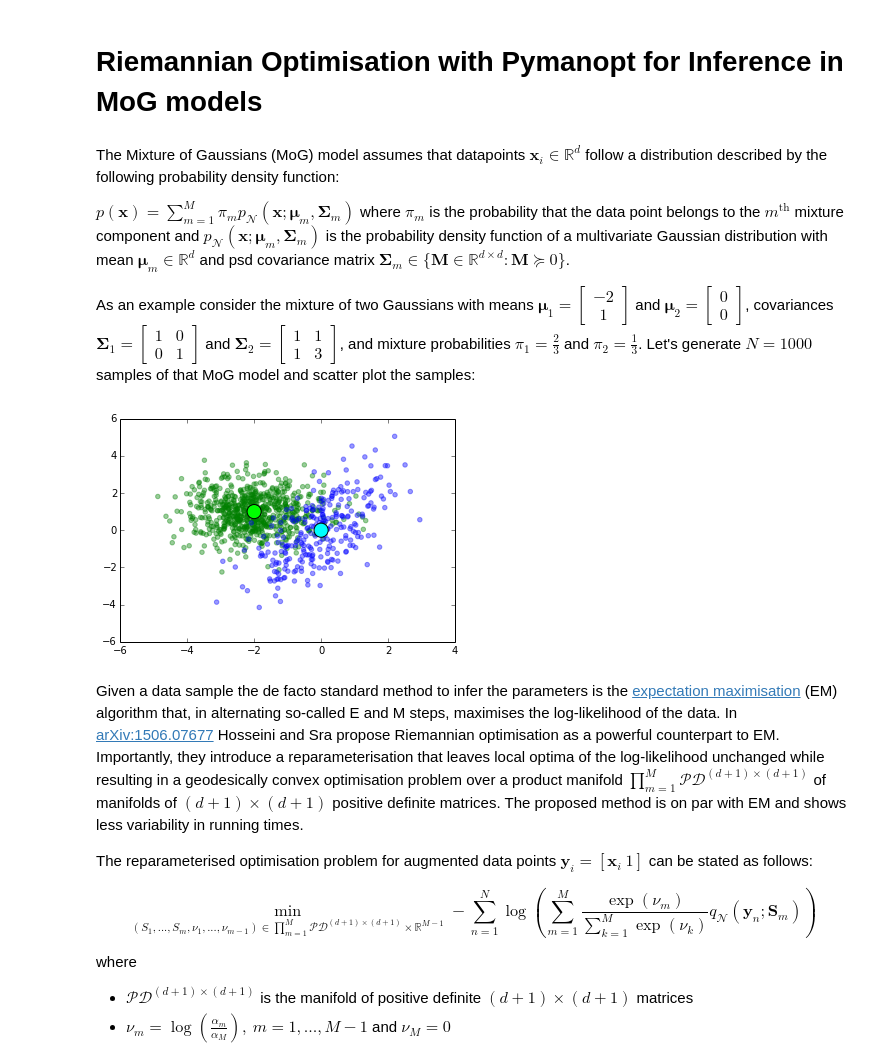
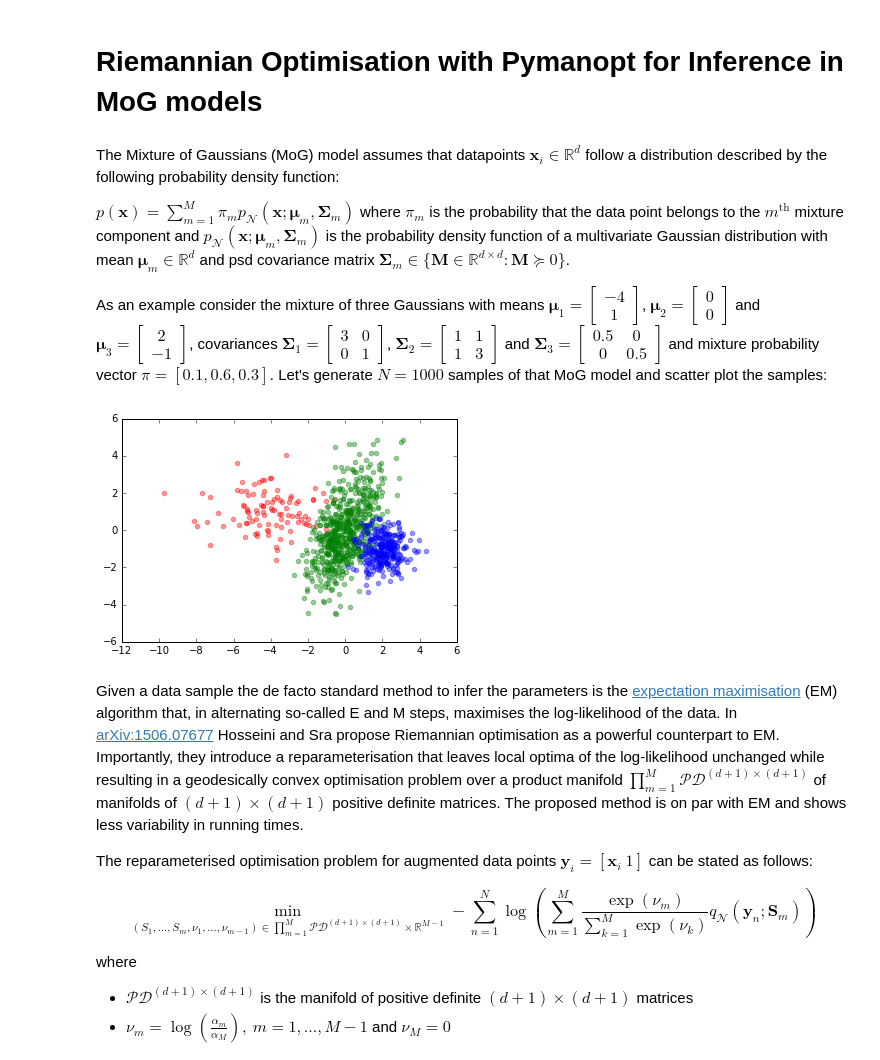
Before and after one commit to pymanopt/pymanopt, a Jupyter notebook: examples/MoG.ipynb, the cells around one changed output. Saved outputs shown, nothing was run; the diff lists cells and outputs as text; code cells hidden in the pictures.

```diff
--- a/examples/MoG.ipynb
+++ b/examples/MoG.ipynb
@@ -5,38 +5,53 @@ The Mixture of Gaussians (MoG) model assumes that datapoints $\mathbf{x}_i\in\ma
 
 $p(\mathbf{x}) = \sum_{m=1}^M \pi_m p_\mathcal{N}(\mathbf{x};\mathbf{\mu}_m,\mathbf{\Sigma}_m)$ where $\pi_m$ is the probability that the data point belongs to the $m^\text{th}$ mixture component and $p_\mathcal{N}(\mathbf{x};\mathbf{\mu}_m,\mathbf{\Sigma}_m)$ is the probability density function of a multivariate Gaussian distribution with mean $\mathbf{\mu}_m \in \mathbb{R}^d$ and psd covariance matrix $\mathbf{\Sigma}_m \in \{\mathbf{M}\in\mathbb{R}^{d\times d}: \mathbf{M}\succeq 0\}$.
 
-As an example consider the mixture of two Gaussians with means
-$\mathbf{\mu}_1 = \begin{bmatrix} -2 \\ 1 \end{bmatrix}$ and
-$\mathbf{\mu}_2 = \begin{bmatrix} 0 \\ 0 \end{bmatrix}$, covariances
-$\mathbf{\Sigma}_1 = \begin{bmatrix} 1 & 0 \\ 0 & 1 \end{bmatrix}$ and
-$\mathbf{\Sigma}_2 = \begin{bmatrix} 1 & 1 \\ 1 & 3 \end{bmatrix}$,
-and mixture probabilities $\pi_1=\frac{2}{3}$ and $\pi_2=\frac{1}{3}$.
+As an example consider the mixture of three Gaussians with means
+$\mathbf{\mu}_1 = \begin{bmatrix} -4 \\ 1 \end{bmatrix}$,
+$\mathbf{\mu}_2 = \begin{bmatrix} 0 \\ 0 \end{bmatrix}$ and
+$\mathbf{\mu}_3 = \begin{bmatrix} 2 \\ -1 \end{bmatrix}$, covariances
+$\mathbf{\Sigma}_1 = \begin{bmatrix} 3 & 0 \\ 0 & 1 \end{bmatrix}$,
+$\mathbf{\Sigma}_2 = \begin{bmatrix} 1 & 1 \\ 1 & 3 \end{bmatrix}$ and
+$\mathbf{\Sigma}_3 = \begin{bmatrix} 0.5 & 0 \\ 0 & 0.5 \end{bmatrix}$
+and mixture probability vector $\pi=\left[0.1, 0.6, 0.3\right]$.
 Let's generate $N=1000$ samples of that MoG model and scatter plot the samples:
-# %%
-import numpy as np
-np.set_printoptions(precision=2)
-import matplotlib.pyplot as plt
-%matplotlib inline
-N = 1000
-mu1 = np.array([[-2.], [1.]], dtype='f')
-mu2 = np.array([[0], [0]])
-Sigma1 = np.eye(2)
-Sigma2 = np.array([[1., 1.], [1., 3.]])
-pi1 = 2/3.
-pi2 = 1-pi1
-mix1 = np.asarray([a < pi1 for a in np.random.randn(N)])
-mix2 = np.asarray([not a for a in mix1])
-samples = np.asarray([np.random.multivariate_normal(mu1.flatten(), Sigma1) if a
-                      else np.random.multivariate_normal(mu2.flatten(), Sigma2)
-                      for a in mix1])
-
-plt.scatter(samples[mix1 , 0], samples[mix1, 1], color='green', alpha=.4)
-plt.scatter(samples[mix2, 0], samples[mix2, 1], color='blue', alpha=.4)
-plt.scatter(mu1[0], mu1[1], c='#00ff00', s=200)
-plt.scatter(mu2[0], mu2[1], c='#00ffff', s=200)
-plt.show()
-# %% [output]
-[figure, removed]
+# %%
+import autograd.numpy as np
+np.set_printoptions(precision=2)
+import matplotlib.pyplot as plt
+%matplotlib inline
+
+# Number of data
+N = 1000
+
+# Dimension of data
+D = 2
+
+# Number of clusters
+K = 3
+
+pi = [0.1, 0.6, 0.3]
+mu = [np.array([-4, 1]), np.array([0, 0]), np.array([2, -1])]
+Sigma = [np.array([[3, 0],[0, 1]]), np.array([[1, 1.], [1, 3]]), .5 * np.eye(2)]
+
+components = np.random.choice(K, size=N, p=pi)
+samples = np.zeros((N, D))
+# for each component, generate all needed samples
+for k in range(K):
+    # indices of current component in X
+    indices = (k == components)
+    # number of those occurrences
+    n_k = indices.sum()
+    if n_k > 0:
+        samples[indices] = np.random.multivariate_normal(mu[k], Sigma[k], n_k)
+
+colors = ['r', 'g', 'b', 'c', 'm']
+for i in range(K):
+    indices = (i == components)
+    plt.scatter(samples[indices, 0], samples[indices, 1], alpha=.4, color=colors[i%K])
+plt.axis('equal')
+plt.show()
+# %% [output]
+[figure, added]
 # %% [markdown]
 Given a data sample the de facto standard method to infer the parameters is the [expectation maximisation](https://en.wikipedia.org/wiki/Expectation-maximization_algorithm) (EM) algorithm that, in alternating so-called E and M steps, maximises the log-likelihood of the data.
 In [arXiv:1506.07677](http://arxiv.org/pdf/1506.07677v1.pdf) Hosseini and Sra propose Riemannian optimisation as a powerful counterpart to EM. Importantly, they introduce a reparameterisation that leaves local optima of the log-likelihood unchanged while resulting in a geodesically convex optimisation problem over a product manifold $\prod_{m=1}^M\mathcal{PD}^{(d+1)\times(d+1)}$ of manifolds of $(d+1)\times(d+1)$ positive definite matrices.
```
Also changed, not shown: parts of 6 cells of this notebook.
